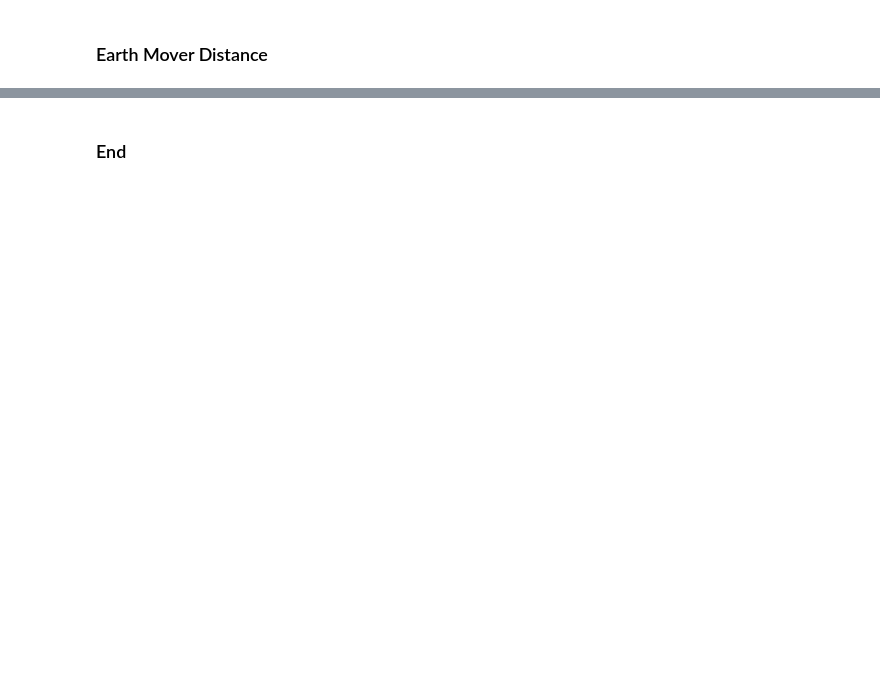
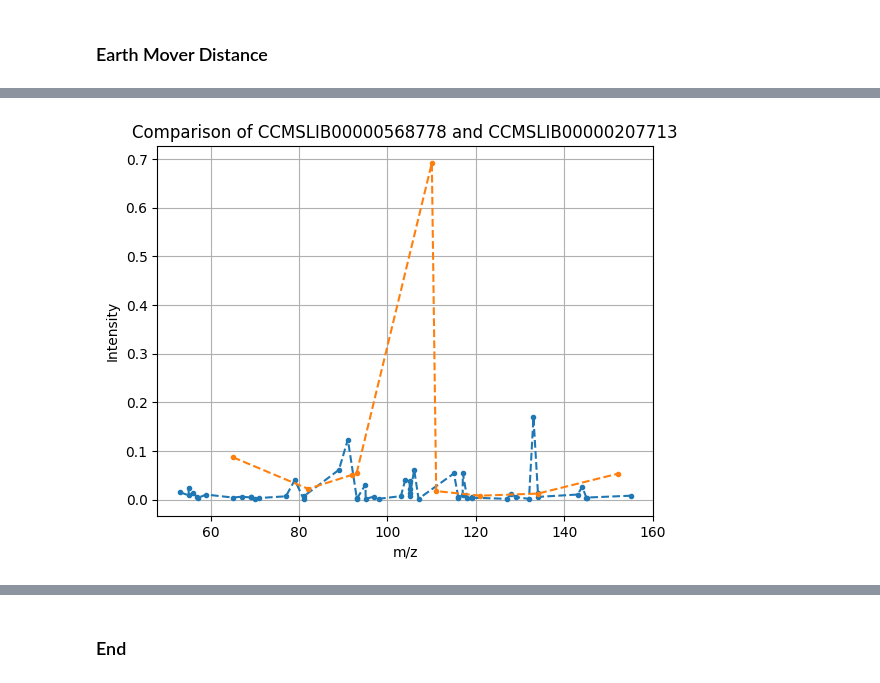
Before and after one commit to ongarileonardo/plant_bioactivities, a Jupyter notebook: src/EDA.ipynb, the cells around one changed output, grey strips where cells are left out. Saved outputs shown, nothing was run; the diff lists cells and outputs as text; code cells hidden in the pictures; blank space fills up the shorter version.

```diff
--- a/src/EDA.ipynb
+++ b/src/EDA.ipynb
@@ -283,0 +378,10 @@ plt.show()
+# %%
+plt.plot(valid_samples[6].peaks.mz, valid_samples[6].peaks.intensities, '--.')
+plt.plot(valid_samples[13].peaks.mz, valid_samples[13].peaks.intensities, '--.')
+plt.title(f"Comparison of {valid_samples[6].metadata.get('spectrum_id', 'Unknown')} and {valid_samples[13].metadata.get('spectrum_id', 'Unknown')}")
+plt.xlabel("m/z")
+plt.ylabel("Intensity")
+plt.grid()
+plt.show()
+# %% [output]
+[figure, added]
```
Also changed, not shown: parts of 27 cells of this notebook.
